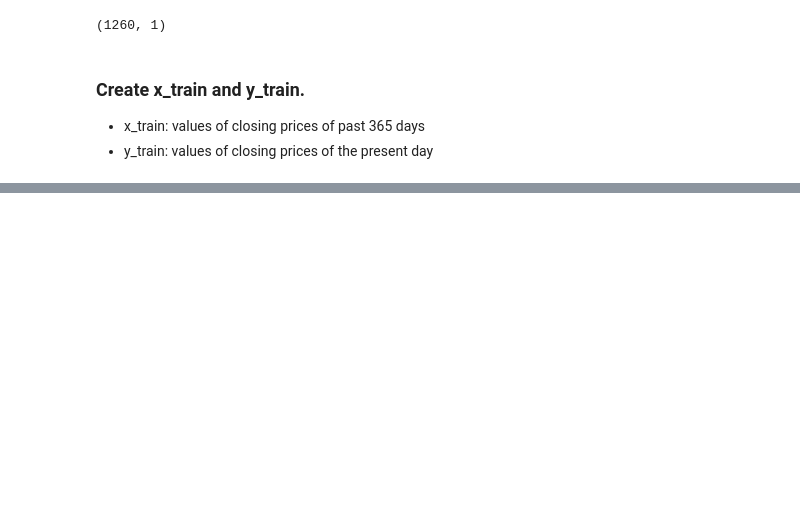
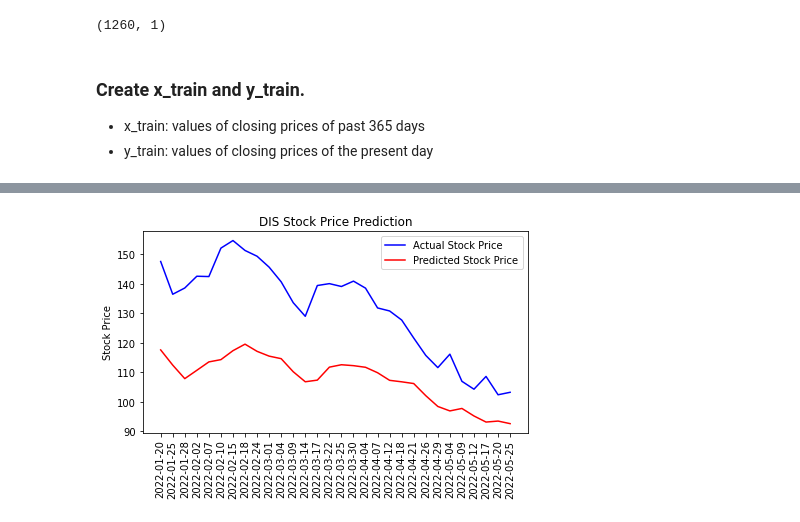
Before and after one commit to henrywan1920/StockPricePrediction, a Jupyter notebook: lstm_stock_priceprediction.ipynb, the cells around one changed output, grey strips where cells are left out. Saved outputs shown, nothing was run; the diff lists cells and outputs as text; code cells hidden in the pictures; blank space fills up the shorter version.

```diff
--- a/lstm_stock_priceprediction.ipynb
+++ b/lstm_stock_priceprediction.ipynb
@@ -187,0 +209,12 @@ model.compile(optimizer = 'adam', loss = 'mean_squared_error')
+# %%
+closing_price = testing_data.iloc[:, 0:].values
+scaled_closing_price = scaler.transform(closing_price)
+# %%
+# Get x_test
+x_test = []
+
+for i in range(timestamp, len(testing_data)):
+    x_test.append(scaled_closing_price[i-timestamp:i, 0])
+
+x_test = np.array(x_test)
+x_test.shape
@@ -187,0 +223,3 @@ model.compile(optimizer = 'adam', loss = 'mean_squared_error')
+# %%
+x_test = np.reshape(x_test, (x_test.shape[0], x_test.shape[1], 1))
+x_test.shape
@@ -187,0 +228,4 @@ model.compile(optimizer = 'adam', loss = 'mean_squared_error')
+# %%
+# Predict the stock prices
+y_predict = model.predict(x_test)
+predicted_price = scaler.inverse_transform(y_predict)
@@ -187,0 +234,16 @@ model.compile(optimizer = 'adam', loss = 'mean_squared_error')
+# %%
+# Show the result (90 days)
+y_test_damo = y_test[-90:][::3].tolist()
+x_test_demo = stock['date'][-90:][::3].tolist()
+predicted_price_demo = predicted_price[-90:][::3].tolist()
+plt.plot(x_test_demo, y_test_damo, color = 'blue', label = 'Actual Stock Price')
+plt.plot(x_test_demo, predicted_price_demo, color = 'red', label = 'Predicted Stock Price')
+plt.tick_params(axis='x', labelsize=10, rotation=90)
+plt.tight_layout()
+plt.title('DIS Stock Price Prediction')
+plt.ylabel('Stock Price')
+plt.xlabel(None)
+plt.legend()
+plt.show()
+# %% [output]
+[figure, added]
```
Also changed, not shown: parts of 22 cells of this notebook.
